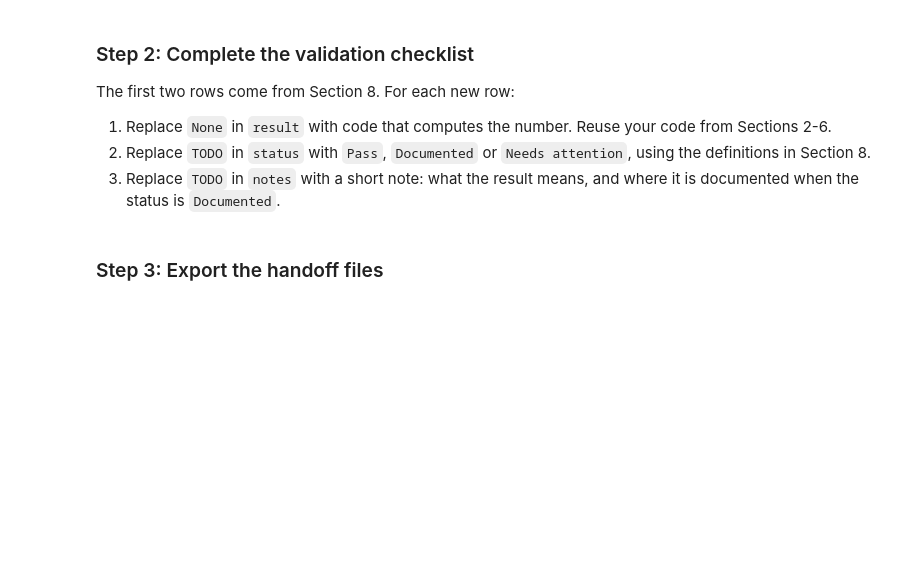
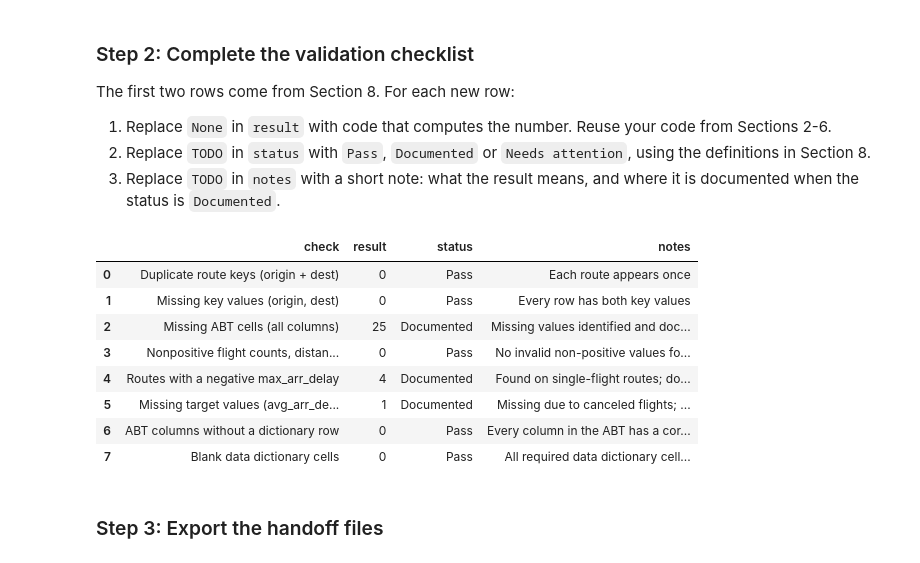
Before and after one commit to joseph-smite/ban6003-week-11-joseperez, a Jupyter notebook: notebooks/module11_abt_documentation_guided_lab.ipynb, the cells around one changed output. Drawn from its saved outputs; the diff is of its cells as text; code cells hidden in the pictures; blank space fills up the shorter version.

```diff
--- a/notebooks/module11_abt_documentation_guided_lab.ipynb
+++ b/notebooks/module11_abt_documentation_guided_lab.ipynb
@@ -526,21 +722,61 @@ The first two rows come from Section 8. For each new row:
 # %%
 # Offline Assignment, step 2 - complete the validation checklist.
 # Hints:
 # - Missing ABT cells: .isna().sum().sum() on route_abt.
 # - Nonpositive values: add up the three Boolean checks from Section 4.
 # - Negative max_arr_delay: the condition from Your Turn 3, then .sum().
 # - ABT columns without a dictionary row: compare route_abt.columns with data_dictionary["column_name"].
 # - Blank dictionary cells: select doc_fields, .fillna(""), strip whitespace, compare to "", then sum twice.
 validation_checklist = pd.DataFrame(checklist_rows + [
-    {"check": "Missing ABT cells (all columns)", "result": None, "status": "TODO", "notes": "TODO"},
-    {"check": "Nonpositive flight counts, distances and air times", "result": None, "status": "TODO", "notes": "TODO"},
-    {"check": "Routes with a negative max_arr_delay", "result": None, "status": "TODO", "notes": "TODO"},
-    {"check": "Missing target values (avg_arr_delay)", "result": None, "status": "TODO", "notes": "TODO"},
-    {"check": "ABT columns without a dictionary row", "result": None, "status": "TODO", "notes": "TODO"},
-    {"check": "Blank data dictionary cells", "result": None, "status": "TODO", "notes": "TODO"},
+    {
+        "check": "Missing ABT cells (all columns)",
+        "result": int(route_abt.isna().sum().sum()),
+        "status": "Documented",
+        "notes": "Missing values identified and documented in the data dictionary."
+    },
+    {
+        "check": "Nonpositive flight counts, distances and air times",
+        "result": int((route_abt["flight_count"] <= 0).sum() + (route_abt["avg_distance"] <= 0).sum() + (route_abt["avg_air_time"] <= 0).sum()),
+        "status": "Pass",
+        "notes": "No invalid non-positive values found in main numerical features."
+    },
+    {
+        "check": "Routes with a negative max_arr_delay",
+        "result": int((route_abt["max_arr_delay"] < 0).sum()),
+        "status": "Documented",
+        "notes": "Found on single-flight routes; documented in Your Turn 3 and dictionary."
+    },
+    {
+        "check": "Missing target values (avg_arr_delay)",
+        "result": int(route_abt["avg_arr_delay"].isna().sum()),
+        "status": "Documented",
+        "notes": "Missing due to canceled flights; documented in Your Turn 4 and dictionary."
+    },
+    {
+        "check": "ABT columns without a dictionary row",
+        "result": int(len(set(route_abt.columns) - set(data_dictionary["column_name"]))),
+        "status": "Pass",
+        "notes": "Every column in the ABT has a corresponding row in the data dictionary."
+    },
+    {
+        "check": "Blank data dictionary cells",
+        "result": int(data_dictionary[doc_fields].fillna("").apply(lambda col: col.str.strip() == "").sum().sum()),
+        "status": "Pass",
+        "notes": "All required data dictionary cells are filled out completely."
+    },
 ])
 
 validation_checklist
+# %% [output]
+|  | check | result | status | notes |
+| 0 | Duplicate route keys (origin + dest) | 0 | Pass | Each route appears once |
+| 1 | Missing key values (origin, dest) | 0 | Pass | Every row has both key values |
+| 2 | Missing ABT cells (all columns) | 25 | Documented | Missing values identified and doc... |
+| 3 | Nonpositive flight counts, distan... | 0 | Pass | No invalid non-positive values fo... |
+| 4 | Routes with a negative max_arr_delay | 4 | Documented | Found on single-flight routes; do... |
+| 5 | Missing target values (avg_arr_de... | 1 | Documented | Missing due to canceled flights; ... |
+| 6 | ABT columns without a dictionary row | 0 | Pass | Every column in the ABT has a cor... |
+| 7 | Blank data dictionary cells | 0 | Pass | All required data dictionary cell... |
 # %% [markdown]
 ### Step 3: Export the handoff files
 # %%
```
Also changed, not shown: parts of 27 cells of this notebook.
